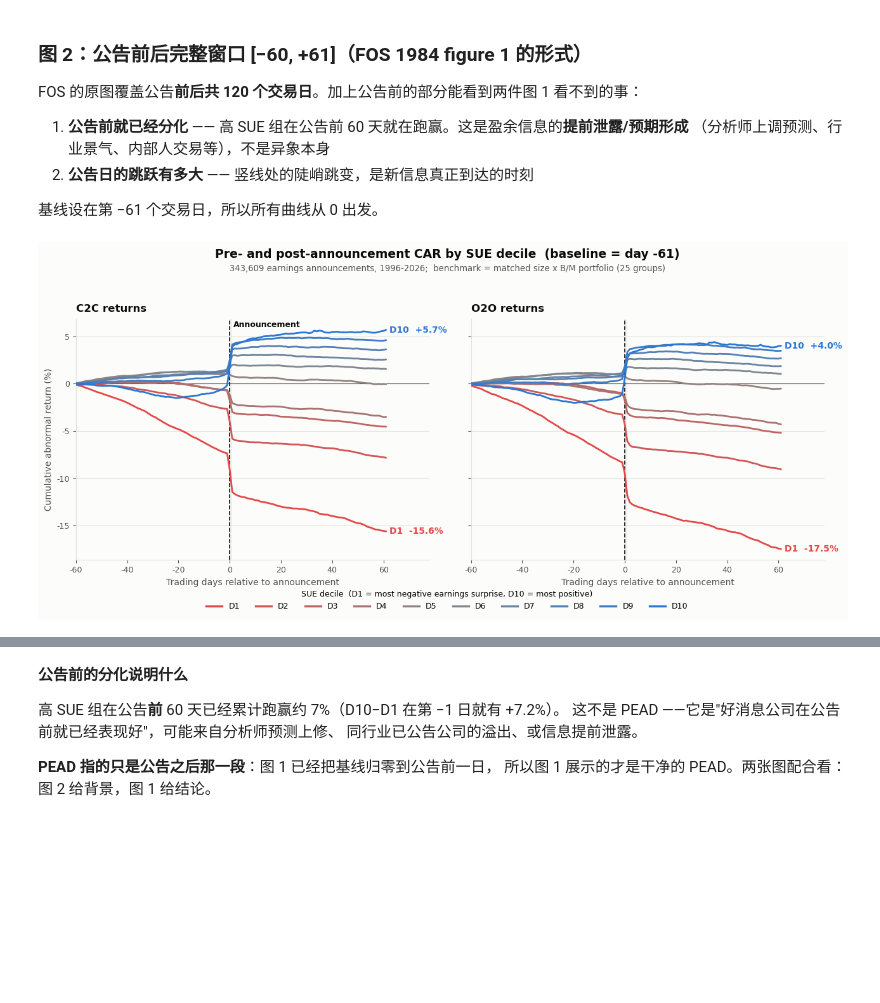
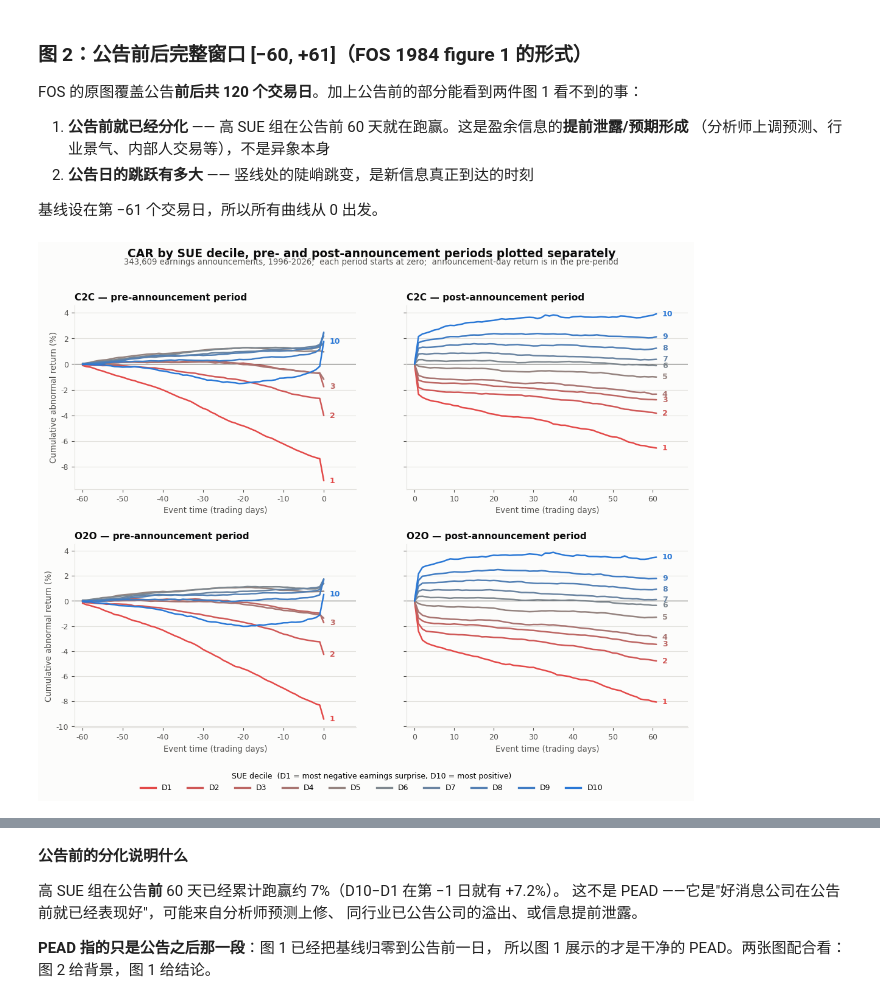
Before and after one commit to zan1029/PEAD_construction, a Jupyter notebook: 回归准备.ipynb, the cells around one changed output, grey strips where cells are left out. Saved outputs shown, nothing was run; the diff lists cells and outputs as text; code cells hidden in the pictures; blank space fills up the shorter version.

```diff
--- a/回归准备.ipynb
+++ b/回归准备.ipynb
@@ -317,44 +359,54 @@ FOS 的原图覆盖公告**前后共 120 个交易日**。加上公告前的部
 
 基线设在第 −61 个交易日，所以所有曲线从 0 出发。
 # %%
-fig2, axes2 = plt.subplots(1, 2, figsize=(13, 5.6), sharey=True, facecolor=SURFACE)
-for ax, conv in zip(axes2, ["C2C", "O2O"]):
+# 仿 BT (1989) figure 2：pre / post 两段分开画、中间留空，各自从 0 起算。
+# 分段的意义：公告前的分化幅度远大于公告后的漂移，画在一条连续曲线上会把 PEAD 压扁。
+# 与原文一致，公告日的收益计入 pre 段（原文 "beginning day -59 and day 1, respectively"）。
+fig2, axes2 = plt.subplots(2, 2, figsize=(13, 9), sharey="row",
+                           gridspec_kw={"wspace": 0.18, "hspace": 0.3}, facecolor=SURFACE)
+
+for row, conv in enumerate(["C2C", "O2O"]):
     d = path[path["conv"] == conv].pivot(index="event_day", columns="sue_dec", values="car") * 100
-    ax.set_facecolor(SURFACE)
-    ax.axhline(0, color=INK2, lw=0.8, zorder=1)
-    ax.axvline(0, color=INK, lw=1.2, ls="--", zorder=2)          # 公告日
-    ax.axvspan(0, 1, color="#000000", alpha=0.05, lw=0, zorder=0)
-    for dec in range(1, 11):
-        ax.plot(d.index, d[float(dec)], color=COLORS[dec], lw=2.0, solid_capstyle="round", zorder=3)
-    for dec in (10, 1):
-        y = d[float(dec)].iloc[-1]
-        ax.annotate(f"D{dec}  {y:+.1f}%", xy=(61, y), xytext=(4, 0), textcoords="offset points",
-                    color=COLORS[dec], fontsize=10, fontweight="bold", va="center")
-    ax.set_xlim(-60, 78)
-    ax.set_xlabel("Trading days relative to announcement", color=INK2, fontsize=10)
-    ax.set_title(f"{conv} returns", color=INK, fontsize=12, fontweight="bold", loc="left", pad=8)
-    ax.grid(axis="y", color=GRID, lw=0.8)
-    ax.set_axisbelow(True)
-    for sp in ("top", "right"):
-        ax.spines[sp].set_visible(False)
-    for sp in ("left", "bottom"):
-        ax.spines[sp].set_color(GRID)
-    ax.tick_params(colors=INK2, labelsize=9)
+    pre = d.loc[-60:0]                    # 基线已是第 -61 日
+    post = d.loc[0:61] - d.loc[0]         # 重新以公告日为 0
+    for col, (seg, ttl, xlab) in enumerate([
+            (pre, "pre-announcement period", "Event time (trading days)"),
+            (post, "post-announcement period", "Event time (trading days)")]):
+        ax = axes2[row, col]
+        ax.set_facecolor(SURFACE)
+        ax.axhline(0, color=INK2, lw=0.8, zorder=1)
+        for dec in range(1, 11):
+            ax.plot(seg.index, seg[float(dec)], color=COLORS[dec], lw=1.8,
+                    solid_capstyle="round", zorder=3)
+        # 右端标注：post 段线条分得开，逐条标在线端；pre 段中间几条挤在一起，只标区分得开的
+        to_label = range(1, 11) if col == 1 else (1, 2, 3, 10)
+        for dec in to_label:
+            y = seg.iloc[-1][float(dec)]
+            ax.annotate(f"{dec}", xy=(seg.index[-1], y), xytext=(7, 0), textcoords="offset points",
+                        color=COLORS[dec], fontsize=9, fontweight="bold", va="center")
+        ax.set_xlim(seg.index[0] - 2, seg.index[-1] + 8)
+        ax.set_title(f"{conv} — {ttl}", color=INK, fontsize=11, fontweight="bold", loc="left", pad=6)
+        ax.set_xlabel(xlab, color=INK2, fontsize=9.5)
+        ax.grid(axis="y", color=GRID, lw=0.8)
+        ax.set_axisbelow(True)
+        for sp in ("top", "right"):
+            ax.spines[sp].set_visible(False)
+        for sp in ("left", "bottom"):
+            ax.spines[sp].set_color(GRID)
+        ax.tick_params(colors=INK2, labelsize=9)
+    axes2[row, 0].set_ylabel("Cumulative abnormal return (%)", color=INK2, fontsize=9.5)
 
-axes2[0].set_ylabel("Cumulative abnormal return (%)", color=INK2, fontsize=10)
-axes2[0].annotate("Announcement", xy=(0, axes2[0].get_ylim()[1] * 0.88), xytext=(4, 0),
-                  textcoords="offset points", fontsize=9, color=INK, fontweight="bold")
+fig2.suptitle("CAR by SUE decile, pre- and post-announcement periods plotted separately",
+              fontsize=13.5, fontweight="bold", color=INK, x=0.5, y=0.985)
+fig2.text(0.5, 0.955, f"{len(sort_sample):,} earnings announcements, 1996-2026;  "
+                      "each period starts at zero;  announcement-day return is in the pre-period",
+          ha="center", fontsize=9.5, color=INK2)
 fig2.legend(handles, [f"D{d}" for d in range(1, 11)], loc="lower center", ncol=10, frameon=False,
-            fontsize=9, bbox_to_anchor=(0.5, -0.04),
+            fontsize=9, bbox_to_anchor=(0.5, -0.02),
             title="SUE decile  (D1 = most negative earnings surprise, D10 = most positive)",
             title_fontsize=9)
-fig2.suptitle("Pre- and post-announcement CAR by SUE decile  (baseline = day -61)",
-              fontsize=13.5, fontweight="bold", color=INK, x=0.5, y=1.0)
-fig2.text(0.5, 0.935, f"{len(sort_sample):,} earnings announcements, 1996-2026;  "
-                      "benchmark = matched size x B/M portfolio (25 groups)",
-          ha="center", fontsize=9.5, color=INK2)
-fig2.tight_layout(rect=[0, 0.02, 1, 0.93])
+fig2.tight_layout(rect=[0, 0.015, 1, 0.945])
 fig2.savefig(f"{BUILD}/pead_paths_full.png", dpi=150, bbox_inches="tight", facecolor=SURFACE)
 plt.show()
 # %% [output]
-[figure, old version]
+[figure, new version]
```
Also changed, not shown: parts of 4 cells of this notebook, 2 other files.
